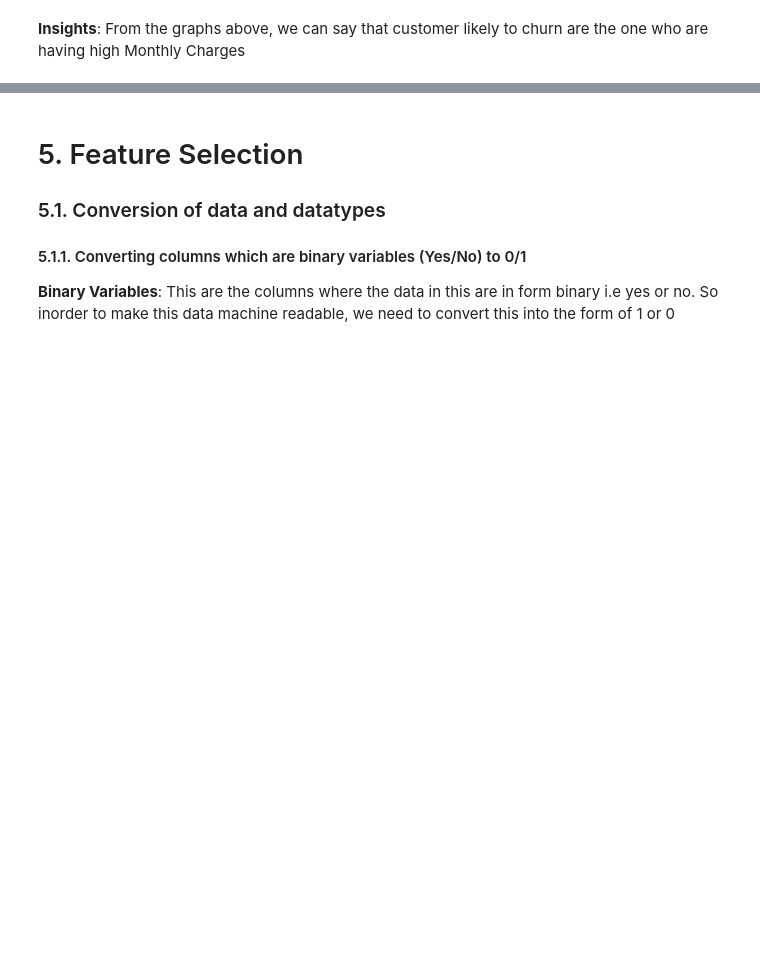
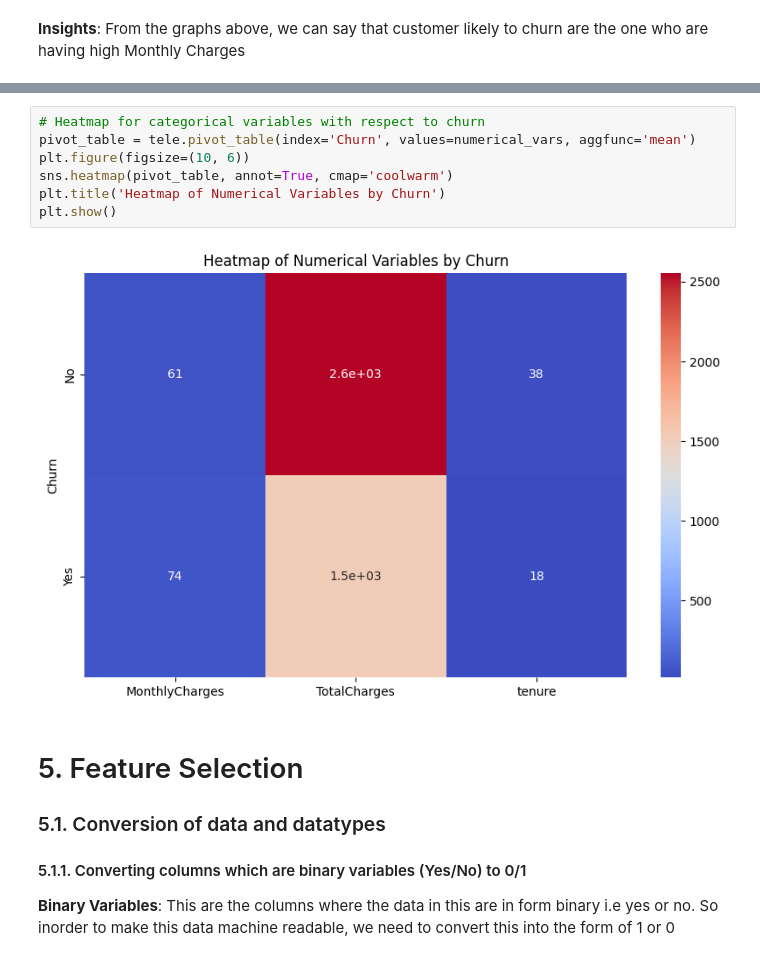
Before and after one commit to jaswanthlsvyj/Telcom-Customer-Churn, a Jupyter notebook: telcom-customer-churn.ipynb, the cells around one changed output, grey strips where cells are left out. Drawn from its saved outputs; the diff is of its cells as text; blank space fills up the shorter version.

```diff
--- a/telcom-customer-churn.ipynb
+++ b/telcom-customer-churn.ipynb
@@ -277,3 +288,12 @@ plt.show()
+# %%
+# Heatmap for categorical variables with respect to churn
+pivot_table = tele.pivot_table(index='Churn', values=numerical_vars, aggfunc='mean')
+plt.figure(figsize=(10, 6))
+sns.heatmap(pivot_table, annot=True, cmap='coolwarm')
+plt.title('Heatmap of Numerical Variables by Churn')
+plt.show()
+# %% [output]
+[figure, added]
 # %% [markdown]
 # 5. Feature Selection
 ### 5.1. Conversion of data and datatypes
```
Also changed, not shown: parts of 35 cells of this notebook, 1 other file.
